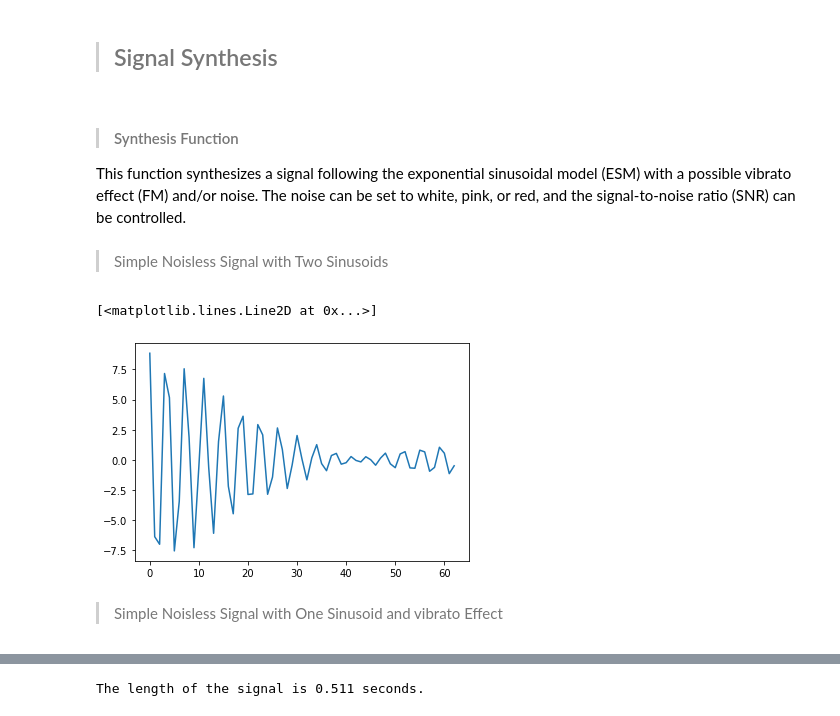
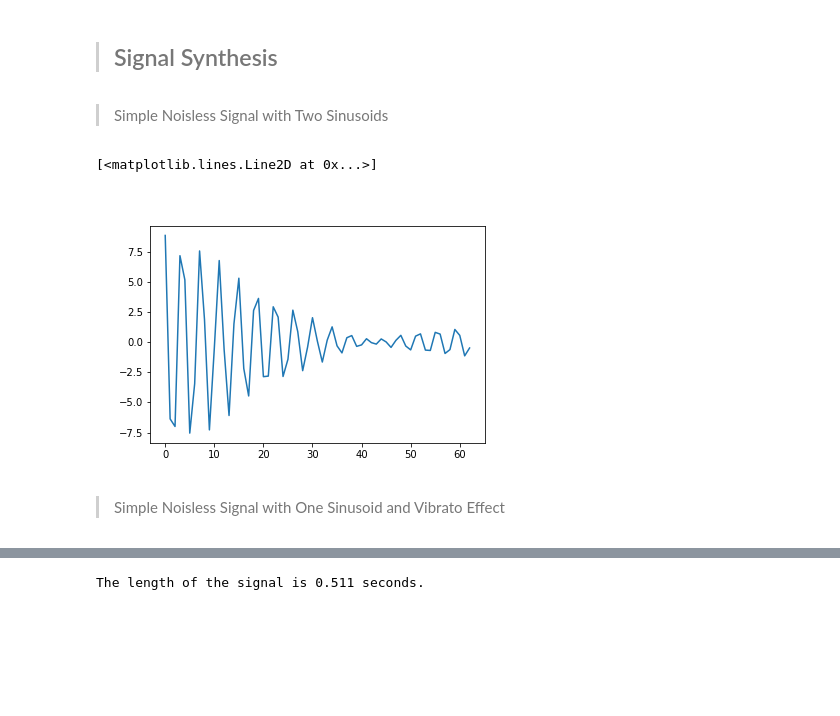
Before and after one commit to piptouque/atiam_pam_hrparam, a Jupyter notebook: source/hr_roy.ipynb, the cells around one changed output, grey strips where cells are left out. Saved outputs shown, nothing was run; the diff lists cells and outputs as text; code cells hidden in the pictures; blank space fills up the shorter version.

```diff
--- a/source/hr_roy.ipynb
+++ b/source/hr_roy.ipynb
@@ -52,6 +53,2 @@ def nextpow2(i):
 # %% [markdown]
 > ## Signal Synthesis
-# %% [markdown]
-> #### Synthesis Function
-
-This function synthesizes a signal following the exponential sinusoidal model (ESM) with a possible vibrato effect (FM) and/or noise. The noise can be set to white, pink, or red, and the signal-to-noise ratio (SNR) can be controlled.
@@ -105,26 +57,26 @@ def synthesize(N: int, delta: np.ndarray, f: np.ndarray, a: np.ndarray, phi : np
 # %%
 N_synth = 63
 
 f0_synth = 1/4
 f_synth = np.array([f0_synth, f0_synth+(1/N_synth)])
 
 a_synth = np.array([1, 10])
 
 delta_synth = np.array([0, -0.05])
 
 phi_synth = np.array([1.5, 0.5])
 
 # synthesised signal
-x_synth = synthesize(N_synth, delta_synth, f_synth, a_synth, phi_synth)
+x_synth = pam.synthesize(N_synth, delta_synth, f_synth, a_synth, phi_synth)
 
 plt.plot(np.real(x_synth[0]))
 
 #np.max(np.real(x_synth))
 # %% [output]
 [<matplotlib.lines.Line2D at 0x...>]
-[figure, old version]
+[figure, new version]
 # %% [markdown]
-> Simple Noisless Signal with One Sinusoid and vibrato Effect
+> Simple Noisless Signal with One Sinusoid and Vibrato Effect
 # %%
 N_vibr0 = 2**9-1
 
```
Also changed, not shown: parts of 62 cells of this notebook, 1 other file.
